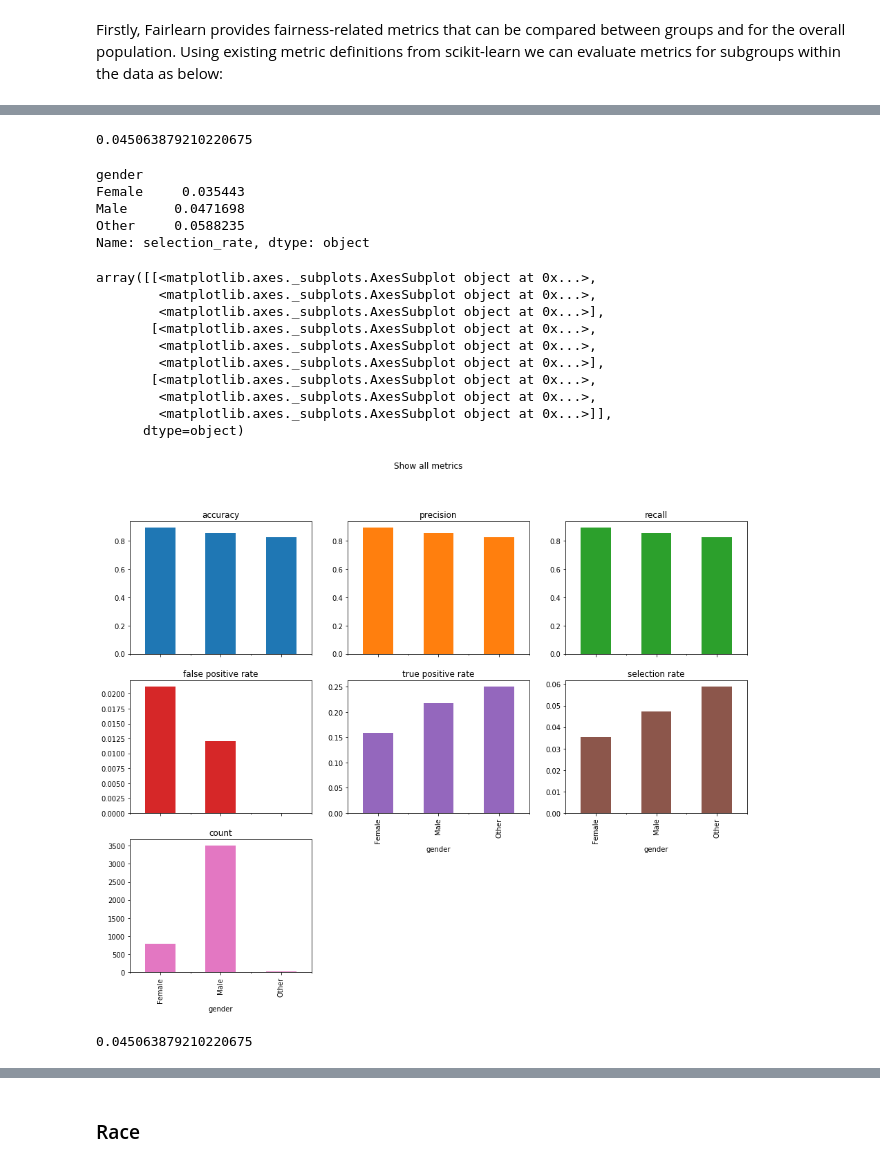
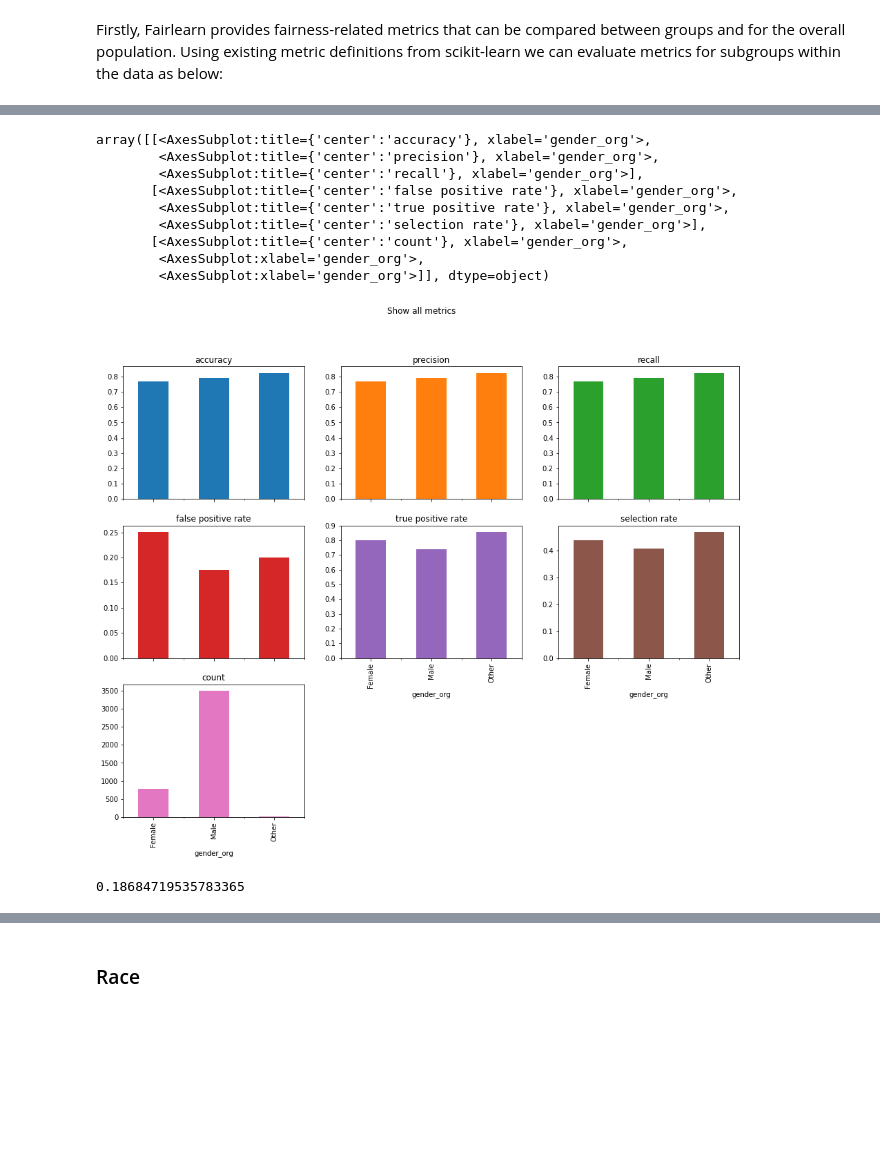
Before and after one commit to hryoma/cis523-final-project, a Jupyter notebook: STEM_Salary.ipynb, the cells around one changed output, grey strips where cells are left out. Drawn from its saved outputs; the diff is of its cells as text; code cells hidden in the pictures; blank space fills up the shorter version.

```diff
--- a/STEM_Salary.ipynb
+++ b/STEM_Salary.ipynb
@@ -723,8 +474,7 @@ plt.show()
 # %%
 from sklearn import metrics
 # Train a simple LinearRegression
-regr = linear_model.LinearRegression()
-regr.fit(sX, y_train)
-scaled_test = scaler.transform(X_test)
-predictions = regr.predict(scaled_test)
-rmse_lc = mean_squared_error(y_test, predictions)** 0.5
+regr = linear_model.LogisticRegression()
+regr.fit(X_train, Y_train)
+
+predictions = regr.predict(X_test)
@@ -752,7 +495,7 @@ coefficient.sort_values(by=['coef'], ascending=True).plot.barh(figsize=(8,8))
 # %%
 from sklearn import tree
 from sklearn.tree import DecisionTreeClassifier
-dt = tree.DecisionTreeClassifier(random_state=10)
+dt = tree.DecisionTreeClassifier(random_state=10, min_samples_leaf=10, max_depth=6)
 dt.fit(X_train, Y_train)
 predictions = dt.predict(X_test)
-rmse_dt = mean_squared_error(Y_test, predictions)** 0.5
+acc_dt = dt.score(X_test, Y_test)
@@ -761,7 +501,0 @@ TypeError: numpy boolean subtract, the `-` operator, is deprecated, use the bitw
-# %%
-from sklearn import tree
-from sklearn.tree import DecisionTreeClassifier
-dt = tree.DecisionTreeClassifier(random_state=10)
-dt.fit(X_train, y_train)
-predictions = dt.predict(X_test)
-rmse_dt = mean_squared_error(y_test, predictions)** 0.5
@@ -808,12 +512,8 @@ X
 # %%
 from fairlearn.metrics import MetricFrame
 from sklearn.metrics import accuracy_score
-from sklearn.tree import DecisionTreeClassifier
 
-classifier = DecisionTreeClassifier(min_samples_leaf=10, max_depth=4)
-classifier.fit(X_train, Y_train)
-
-y_pred = classifier.predict(X_test)
-gm = MetricFrame(metrics=accuracy_score, y_true=Y_test, y_pred=y_pred, sensitive_features=gender_test)
+y_pred = dt.predict(X_test)
+gm = MetricFrame(metrics=false_positive_rate, y_true=Y_test, y_pred=y_pred, sensitive_features=gender_test)
 print(gm.overall)
 # %% [output]
@@ -829,65 +529,49 @@ Name: accuracy_score, dtype: object
-# %%
-from fairlearn.metrics import selection_rate
-sr = MetricFrame(metrics=selection_rate, y_true=Y_test, y_pred=y_pred, sensitive_features=gender_test)
-sr.overall
-# %% [output]
-0.045063879210220675
-# %%
-sr.by_group
-# %% [output]
-gender
-Female     0.035443
-Male      0.0471698
-Other     0.0588235
-Name: selection_rate, dtype: object
 # %%
 from fairlearn.metrics import selection_rate,false_positive_rate,true_positive_rate,count
 from sklearn.metrics import precision_score, recall_score
 from functools import partial
 
 metrics = {
     'accuracy': accuracy_score,
     'precision': partial(precision_score, average='micro'),
     'recall': partial(recall_score, average= 'micro'),
     'false positive rate': false_positive_rate,
     'true positive rate': true_positive_rate,
     'selection rate': selection_rate,
     'count': count}
 metric_frame = MetricFrame(metrics=metrics,
                            y_true=Y_test,
                            y_pred=y_pred,
                            sensitive_features=gender_test)
 metric_frame.by_group.plot.bar(
     subplots=True,
     layout=[3, 3],
     legend=False,
     figsize=[16, 12],
-    title="Show all metrics",
+    title="Show all metrics"
 )
 # %% [output]
-array([[<matplotlib.axes._subplots.AxesSubplot object at 0x...>,
-        <matplotlib.axes._subplots.AxesSubplot object at 0x...>,
-        <matplotlib.axes._subplots.AxesSubplot object at 0x...>],
-       [<matplotlib.axes._subplots.AxesSubplot object at 0x...>,
-        <matplotlib.axes._subplots.AxesSubplot object at 0x...>,
-        <matplotlib.axes._subplots.AxesSubplot object at 0x...>],
-       [<matplotlib.axes._subplots.AxesSubplot object at 0x...>,
-        <matplotlib.axes._subplots.AxesSubplot object at 0x...>,
-        <matplotlib.axes._subplots.AxesSubplot object at 0x...>]],
-      dtype=object)
+array([[<AxesSubplot:title={'center':'accuracy'}, xlabel='gender_org'>,
+        <AxesSubplot:title={'center':'precision'}, xlabel='gender_org'>,
+        <AxesSubplot:title={'center':'recall'}, xlabel='gender_org'>],
+       [<AxesSubplot:title={'center':'false positive rate'}, xlabel='gender_org'>,
+        <AxesSubplot:title={'center':'true positive rate'}, xlabel='gender_org'>,
+        <AxesSubplot:title={'center':'selection rate'}, xlabel='gender_org'>],
+       [<AxesSubplot:title={'center':'count'}, xlabel='gender_org'>,
+        <AxesSubplot:xlabel='gender_org'>,
+        <AxesSubplot:xlabel='gender_org'>]], dtype=object)
-[figure, old version]
+[figure, new version]
 # %%
 from fairlearn.reductions import ExponentiatedGradient, DemographicParity
 
 constraint = DemographicParity()
-classifier = DecisionTreeClassifier(min_samples_leaf=10, max_depth=4)
-mitigator = ExponentiatedGradient(classifier, constraint)
+mitigator = ExponentiatedGradient(dt, constraint)
 mitigator.fit(X_train, Y_train, sensitive_features=gender_train)
 
 y_pred_mitigated = mitigator.predict(X_test)
 
-sr_mitigated = MetricFrame(metrics=selection_rate, y_true=Y_test, y_pred=y_pred_mitigated, sensitive_features=gender_test)
-print(sr_mitigated.overall)
+fpr_mitigated = MetricFrame(metrics=false_positive_rate, y_true=Y_test, y_pred=y_pred_mitigated, sensitive_features=gender_test)
+print(fpr_mitigated.overall)
 # %% [output]
-0.045063879210220675
+0.18684719535783365
 # %%
```
Also changed, not shown: parts of 108 cells of this notebook, 1 other file.
